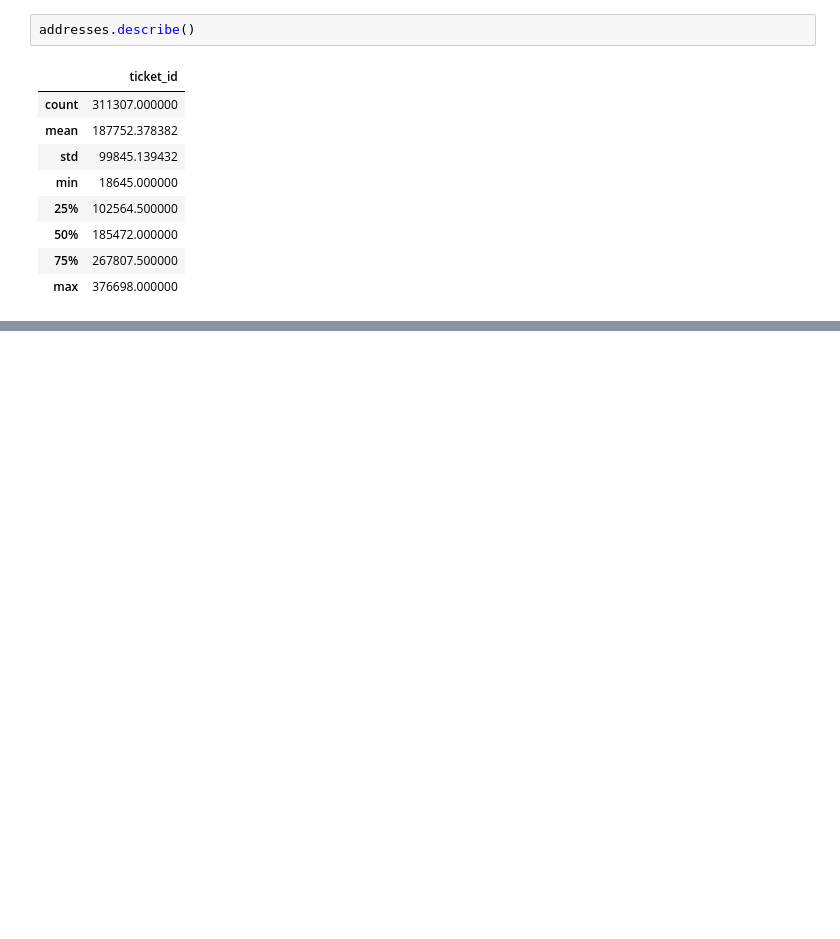
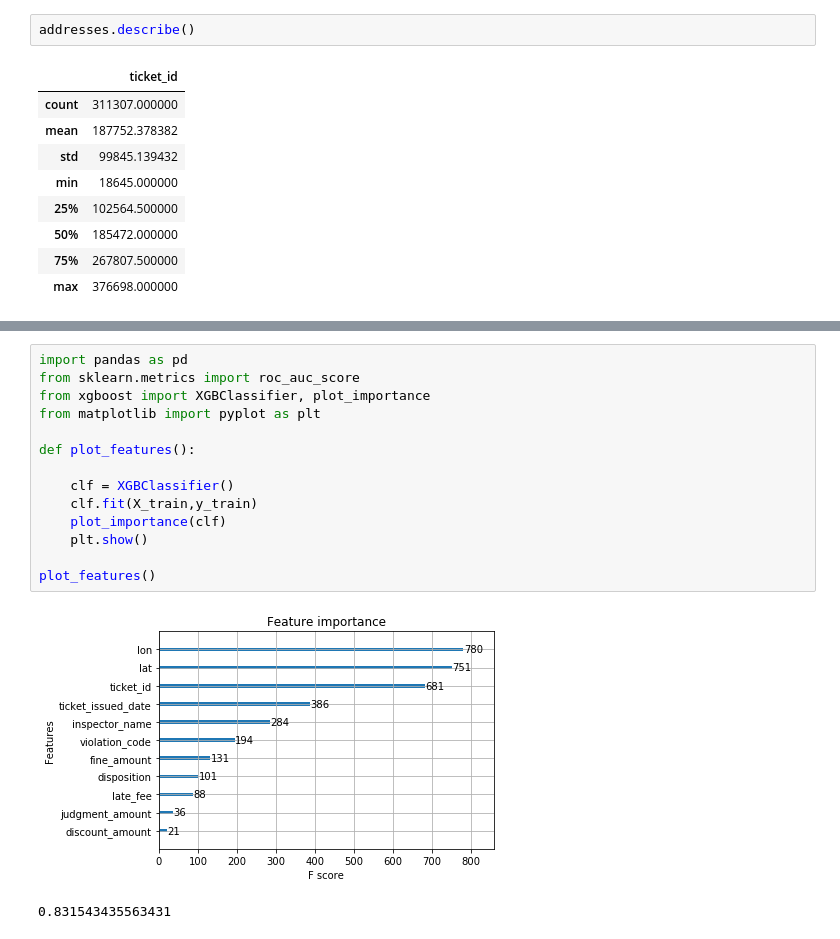
Before and after one commit to AustinChase/Applied_Data_Science, a Jupyter notebook: Module_3/Assignment+4.ipynb, the cells around one changed output, grey strips where cells are left out. Cells and saved outputs as stored; diff of their text form; blank space fills up the shorter version.

Commit message:
working on tuning xgboost parameters. Most of the way through.

```diff
--- a/Module_3/Assignment+4.ipynb
+++ b/Module_3/Assignment+4.ipynb
@@ -482,0 +454,17 @@ ROC_AUC score: 0.6722657813822246
+# %%
+import pandas as pd
+from sklearn.metrics import roc_auc_score
+from xgboost import XGBClassifier, plot_importance
+from matplotlib import pyplot as plt
+
+def plot_features():
+
+    clf = XGBClassifier()
+    clf.fit(X_train,y_train)
+    plot_importance(clf)
+    plt.show()
+
+plot_features()
+# %% [output]
+[figure, added]
+0.831543435563431
```
Also changed, not shown: parts of 13 cells of this notebook.
